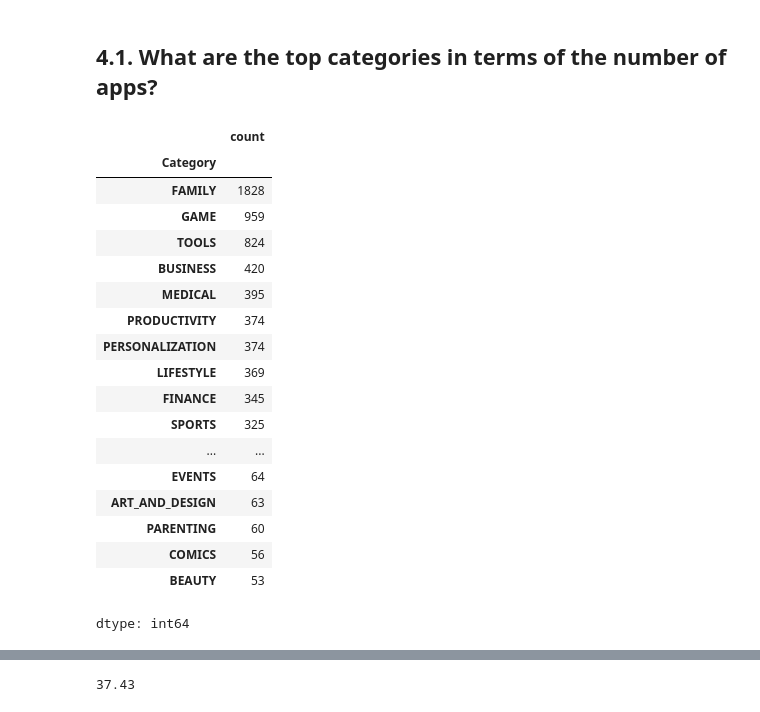
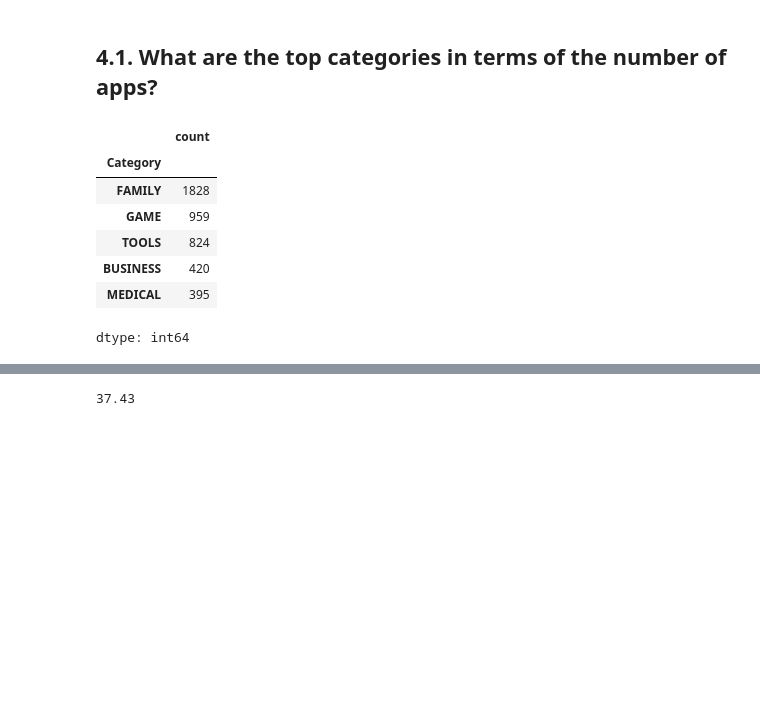
Before and after one commit to emredemirbas/google-playstore-eda, a Jupyter notebook: google_play_store_eda.ipynb, the cells around one changed output, grey strips where cells are left out. Cells and saved outputs as stored; diff of their text form; code cells hidden in the pictures; blank space fills up the shorter version.

```diff
--- a/google_play_store_eda.ipynb
+++ b/google_play_store_eda.ipynb
@@ -848,25 +848,15 @@ plt.show()
 ## 4.1. What are the top categories in terms of the number of apps?
 # %%
 # Sort Category column based on the frequency, and store it as a pandas Series
-sorted_categories = google_play_store_df["Category"].value_counts().sort_values(ascending=False)
-sorted_categories
+category_counts = google_play_store_df["Category"].value_counts().sort_values(ascending=False)
+top_5_categories = category_counts.head(5)
+top_5_categories
 # %% [output]
 |  | count |
 | Category |  |
 | FAMILY | 1828 |
 | GAME | 959 |
 | TOOLS | 824 |
 | BUSINESS | 420 |
 | MEDICAL | 395 |
-| PRODUCTIVITY | 374 |
-| PERSONALIZATION | 374 |
-| LIFESTYLE | 369 |
-| FINANCE | 345 |
-| SPORTS | 325 |
-| ... | ... |
-| EVENTS | 64 |
-| ART_AND_DESIGN | 63 |
-| PARENTING | 60 |
-| COMICS | 56 |
-| BEAUTY | 53 |
 dtype: int64
```
Also changed, not shown: parts of 23 cells of this notebook.
